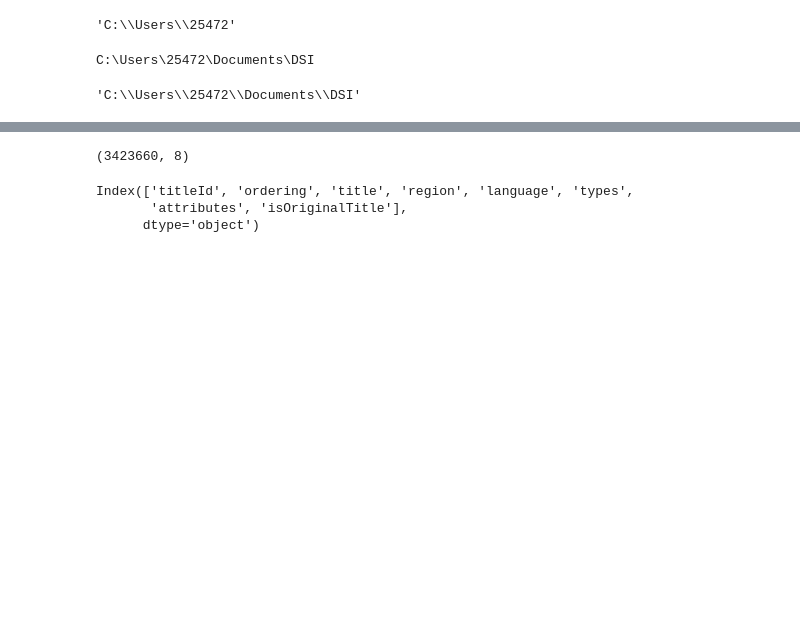
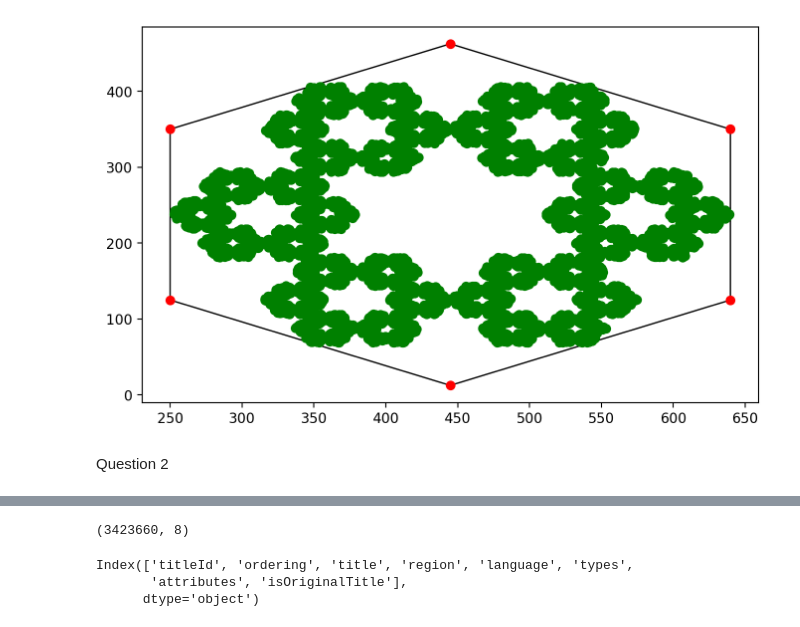
Before and after one commit to githinjimary/DSI.2022, a Jupyter notebook: assignment.ipynb, the cells around one changed output, grey strips where cells are left out. Cells and saved outputs as stored; diff of their text form; code cells hidden in the pictures; blank space fills up the shorter version.

```diff
--- a/assignment.ipynb
+++ b/assignment.ipynb
@@ -46,0 +109,9 @@ Successfully installed torch-1.10.1
+# %%
+# centroid of the triangle
+
+def getcentroid(coords):
+    return tuple([sum(num)/3 for num in zip(*coords)])
+
+centroid = getcentroid(points)
+penup()
+goto(centroid)
@@ -46,0 +125,9 @@ Successfully installed torch-1.10.1
+# %%
+# drawing 10 multiple centroids
+
+for _ in range(100):
+    centroid = getcentroid(points)
+    penup()
+    goto(centroid)
+
+    triangle(centroid)
@@ -47,2 +136,29 @@ Successfully installed torch-1.10.1
+# %%
+# scatter plot of 10000 points
+
+scatter_points = []
+coordinates = points
+for _ in range(10000):
+
+    centroid = getcentroid(coordinates)
+    point_tri = triangle_coordinates(centroid)
+    coordinates = point_tri
+    scatter_points.append(centroid)
+
+hex  = Polygon(vertices,fill= False, closed =True)
+
+plots = np.asarray(scatter_points)
+vertices = np.asarray(vertices)
+
+plt.figure(figsize = (8,5),dpi = 200)
+
+plt.gca().add_patch(hex)
+plt.plot(vertices[:,0],vertices[:,1],'ro')
+plt.plot(plots[:,0],plots[:,1],'go')
+plt.show()
+# %% [output]
+[figure, added]
+# %% [markdown]
+Question 2
 # %%
 # imports
@@ -51,14 +165,2 @@ import numpy as np
 import pandas as pd
 import scipy
-# %%
-pwd
-# %% [output]
-'C:\\Users\\25472'
-# %%
-cd Documents/DSI
-# %% [output]
-C:\Users\25472\Documents\DSI
-# %%
-pwd
-# %% [output]
-'C:\\Users\\25472\\Documents\\DSI'
```
Also changed, not shown: parts of 44 cells of this notebook.
